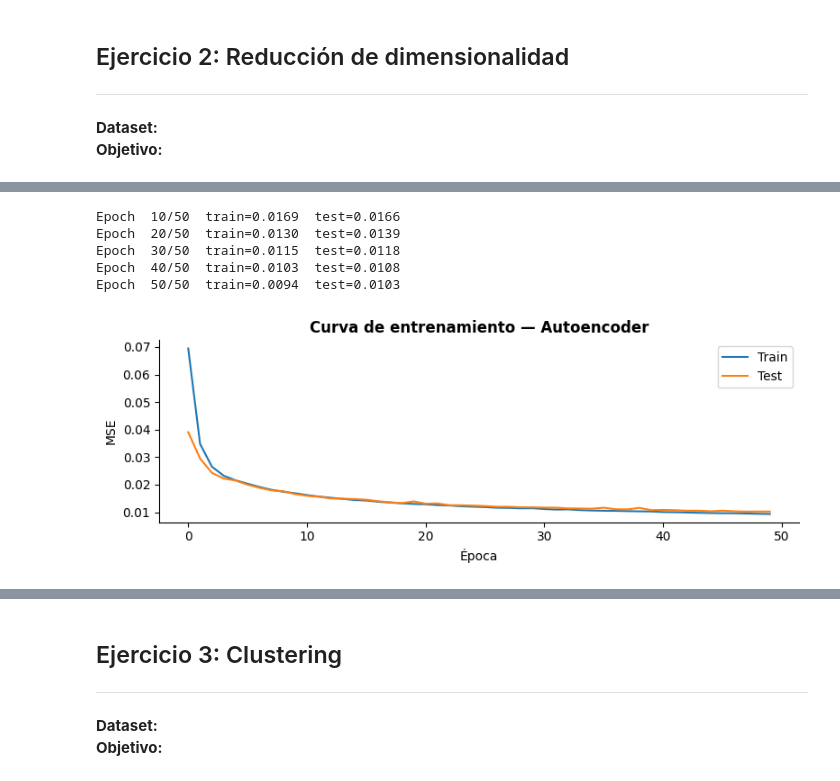
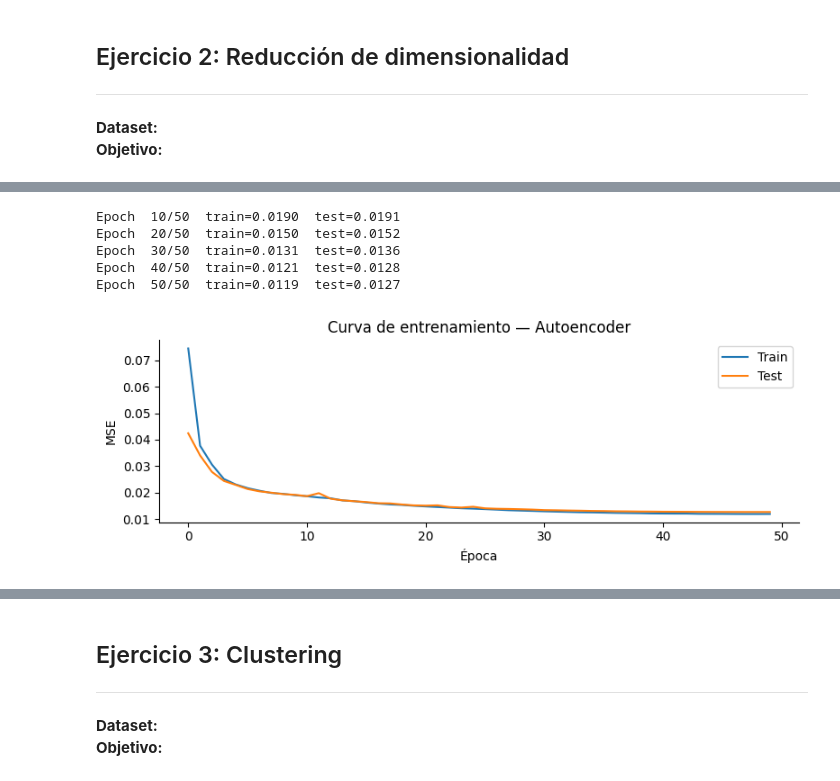
Before and after one commit to biancapaz/ml_tp4, a Jupyter notebook: Paz_Bianca_Notebook_TP4.ipynb, the cells around one changed output, grey strips where cells are left out. Cells and saved outputs as stored; diff of their text form; code cells hidden in the pictures.

```diff
--- a/Paz_Bianca_Notebook_TP4.ipynb
+++ b/Paz_Bianca_Notebook_TP4.ipynb
@@ -122,4 +123,11 @@ X_test = test.drop("label", axis=1)
 **Dataset:**
 **Objetivo:**
 # %%
-pca = models.PCA(k_components=784)
+pca_full = models.PCA(k_components=X_train.shape[1])
+
+# Train
+X_train_std = pca_full.fit_transform_scaler(X_train)
+Z_train = pca_full.fit_transform_pca(X_train)
+# Test
+X_test_std = pca_full.transform_scaler(X_test)
+Z_test = pca_full.transform_pca(X_test)
@@ -131,3 +134,3 @@ _ = pca.fit_transform_pca(X_train_std)
 # %%
-k_opt = utils.plot_explained_variance(pca)
+k_opt = utils.plot_explained_variance(pca_full)
 # %% [output]
@@ -160,15 +149,18 @@ utils.plot_reconstruction(X_test.values, X_test_recon, y_test, indices)
 # %%
-INPUT_DIM = 784
+INPUT_DIM = X_train.shape[1]
 LATENT_DIM = k_opt
+batch_size = 256
 device = device = ("cuda" if torch.cuda.is_available() else "cpu")
+train_loader = trainer.make_loader(X_train, batch_size=batch_size, shuffle=True)
+test_loader = trainer.make_loader(X_test,  batch_size=batch_size, shuffle=False)
 # %%
-ae = models.AE(INPUT_DIM, LATENT_DIM).to(device)
-train_losses, test_losses = trainer.train_AE(ae, X_train, X_test, device)
-trainer.plot_loss(train_losses, test_losses)
+ae = models.AE(input_dim=INPUT_DIM, latent_dim=LATENT_DIM).to(device)
+train_losses, test_losses = trainer.train_AE(ae, train_loader=train_loader, test_loader=test_loader, device=device, epochs=50)
+utils.plot_loss(train_losses, test_losses)
 # %% [output]
-Epoch  10/50  train=0.0169  test=0.0166
-Epoch  20/50  train=0.0130  test=0.0139
-Epoch  30/50  train=0.0115  test=0.0118
-Epoch  40/50  train=0.0103  test=0.0108
-Epoch  50/50  train=0.0094  test=0.0103
+Epoch  10/50  train=0.0190  test=0.0191
+Epoch  20/50  train=0.0150  test=0.0152
+Epoch  30/50  train=0.0131  test=0.0136
+Epoch  40/50  train=0.0121  test=0.0128
+Epoch  50/50  train=0.0119  test=0.0127
-[figure, old version]
+[figure, new version]
```
Also changed, not shown: parts of 23 cells of this notebook, 5 other files.
